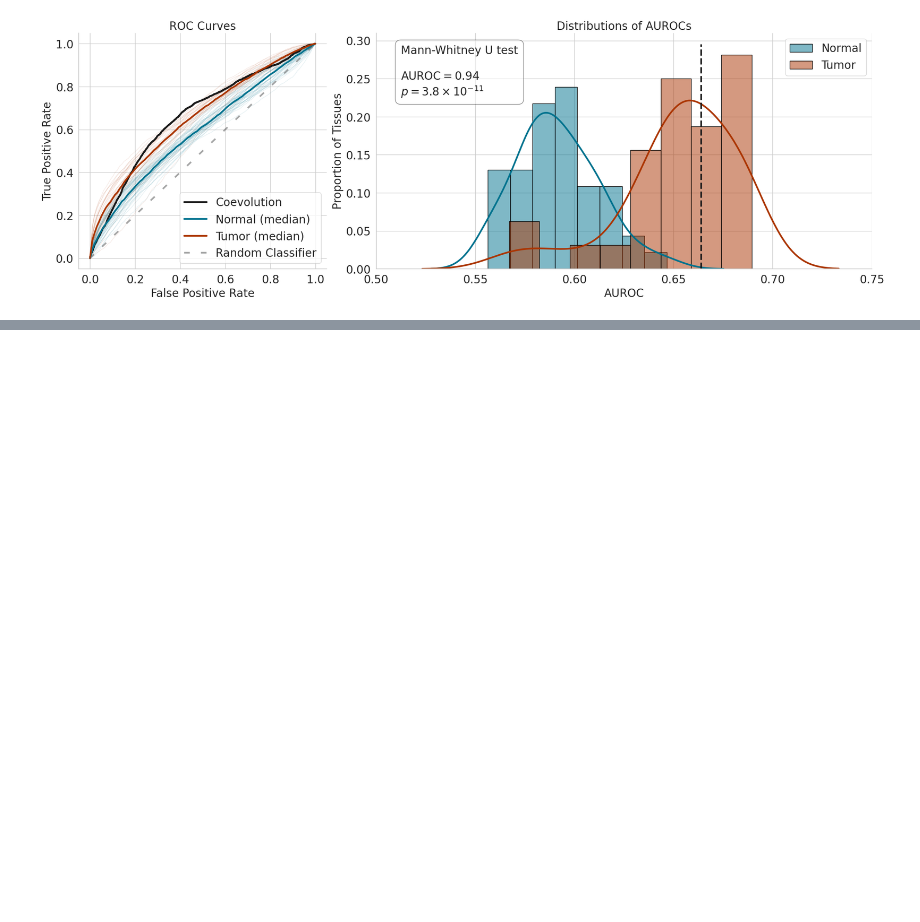
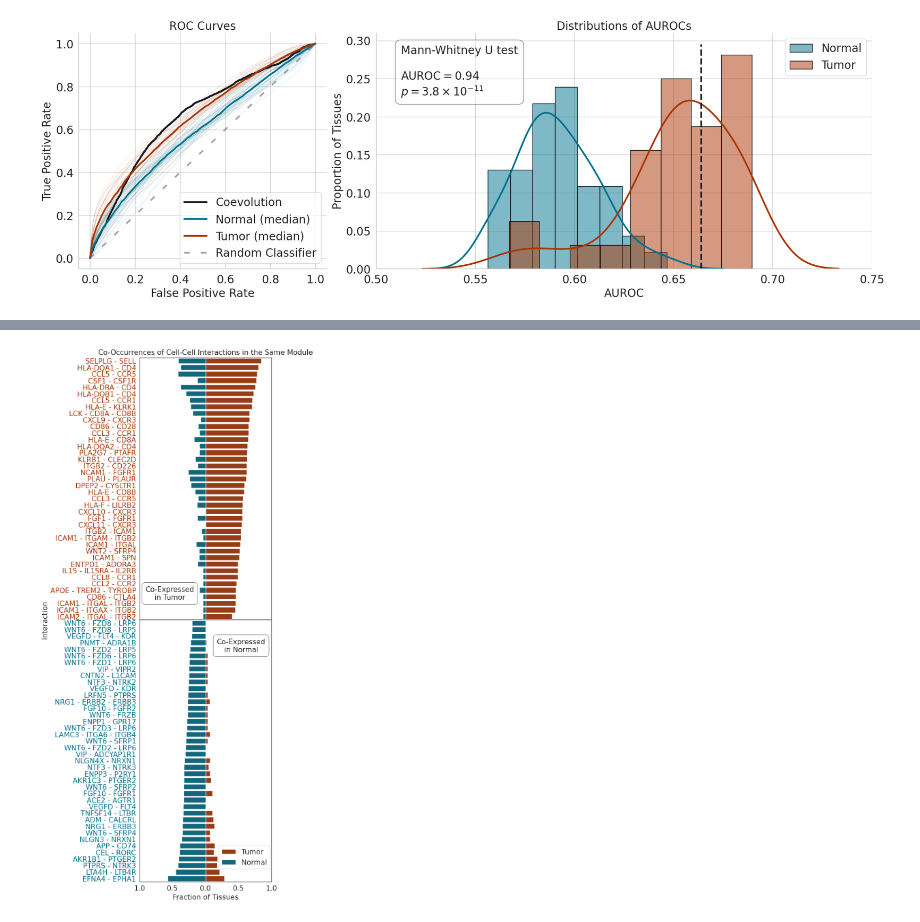
Before and after one commit to lorenzoamir/cci_circuits_paper_2025, a Jupyter notebook: code/notebooks/1_intro.ipynb, the cells around one changed output, grey strips where cells are left out. Drawn from its saved outputs; the diff is of its cells as text; code cells hidden in the pictures; blank space fills up the shorter version.

```diff
--- a/code/notebooks/1_intro.ipynb
+++ b/code/notebooks/1_intro.ipynb
@@ -2326,0 +1243,3 @@ ERBB3
+# %%
+same_module_subtissues.insert(0, 'tissue', tissues_df.loc[same_module_subtissues.index, 'tissue'])
+same_module_subtissues.insert(1, 'condition', tissues_df.loc[same_module_subtissues.index, 'condition'])
@@ -2326,0 +1248,3 @@ ERBB3
+# %%
+# Move from subtissues to tissue by averaging
+same_module_tissues = same_module_subtissues.groupby(['tissue', 'condition']).mean()
@@ -2326,0 +1254,77 @@ ERBB3
+# %%
+tfrac = same_module_tissues.query('condition == "tumor"').mean()
+tfrac.name = 'tumor_fraction'
+nfrac = same_module_tissues.query('condition == "normal"').mean()
+nfrac.name = 'normal_fraction'
+# %%
+same_module_fraction = tfrac.to_frame().join(nfrac)
+same_module_fraction = same_module_fraction.loc[same_module_fraction.eval('normal_fraction - tumor_fraction').sort_values().index]
+#same_module_fraction.to_csv('/home/lnemati/pathway_crosstalk/results/interactions_network/same_module_interactions_aggregate_tissues.csv')
+# %%
+import matplotlib.patheffects as path_effects
+
+N = 40
+fs = 15
+df = pd.concat([
+    same_module_fraction.head(N).sort_values(by='tumor_fraction')[::-1],
+    same_module_fraction.tail(N).sort_values(by='normal_fraction')
+])
+
+df['normal_fraction'] *= -1
+df.index = df.index.str.replace('_', ' - ').str.replace('+', ' - ')
+
+fig, ax = plt.subplots(1, 1, figsize=(5, 20), sharey=True)
+plt.subplots_adjust(wspace=0)
+
+sns.barplot(ax=ax, y='interaction', x='tumor_fraction', data=df, color=tcolor, alpha=1, label='Tumor')
+sns.barplot(ax=ax, y='interaction', x='normal_fraction', data=df, color=ncolor, alpha=1, label='Normal')
+
+#ax1.axhline(0, color='black', linewidth=3, linestyle='-')
+#ax2.axhline(0, color='black', linewidth=3, linestyle='-')
+
+xlim1, xlim2 = ax.get_xlim()
+ax.axhline(N-0.5, color='black', linewidth=2, linestyle='-')
+
+# Adding labels and title for subplot 2
+ax.set_xlabel('Fraction of Tissues', fontsize=fs)
+ax.set_ylabel('Interaction', fontsize=fs)
+ax.tick_params(labelsize=fs)
+ax.set_title('Co-Occurrences of Cell-Cell Interactions in the Same Module', fontsize=fs)
+
+props = dict(boxstyle='round,pad=0.5', facecolor='white', edgecolor='black', alpha=0.5)
+text = ax.text(0.23, 0.55, 'Co-Expressed\nin Tumor', horizontalalignment='center', verticalalignment='center', fontsize=fs, transform=ax.transAxes, bbox=props)
+#text.set_path_effects([
+#    path_effects.Stroke(linewidth=10, foreground='white'),  # White outline
+#    path_effects.Normal()  # Regular text
+#])
+
+props = dict(boxstyle='round,pad=0.5', facecolor='white', edgecolor='black', alpha=0.5)
+text = ax.text(0.77, 0.45, 'Co-Expressed\nin Normal', horizontalalignment='center', verticalalignment='center', fontsize=fs, transform=ax.transAxes, bbox=props)
+#text.set_path_effects([
+#    path_effects.Stroke(linewidth=10, foreground='white'),  # White outline
+#    path_effects.Normal()  # Regular text
+#])
+
+ax.legend(fontsize=fs, loc=(0.60, 0.025))
+
+#ax.tick_params(axis='x', rotation=90)
+
+ax.set_xlim(-1, 1)
+# Change negative y-axis ticks to positive and display only the first decimal place
+ax.set_xticklabels([f'{abs(x):.1f}' for x in ax.get_xticks()])
+
+# Tick label colors
+y_labels = ax.get_yticklabels()
+for i, label in enumerate(y_labels):
+    if i < N:  # First N interactions
+        label.set_color(tcolor)
+    else:  # Last N interactions
+        label.set_color(ncolor)
+
+#plt.savefig('/home/lnemati/pathway_crosstalk/results/figures/comparison/same_module.pdf', dpi=300, bbox_inches='tight')
+#plt.savefig('/home/lnemati/pathway_crosstalk/results/figures/comparison/same_module.svg', bbox_inches='tight')
+#plt.savefig('/home/lnemati/pathway_crosstalk/results/figures/comparison/same_module.png', bbox_inches='tight')
+
+plt.show()
+# %% [output]
+[figure, added]
```
Also changed, not shown: parts of 94 cells of this notebook.
